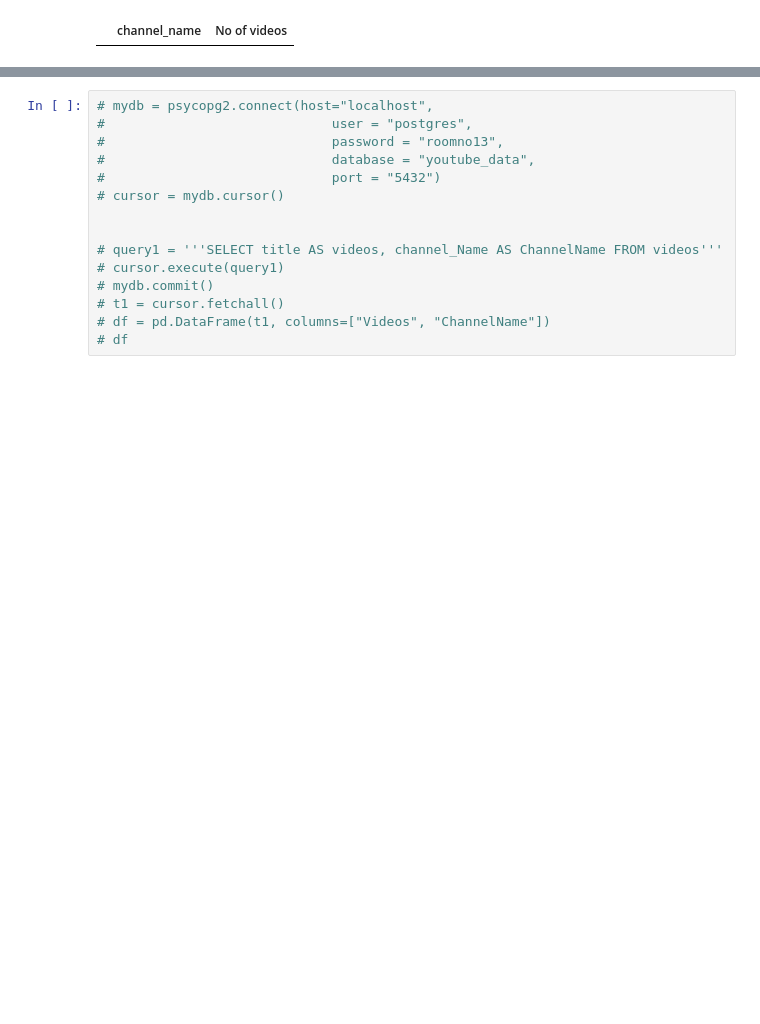
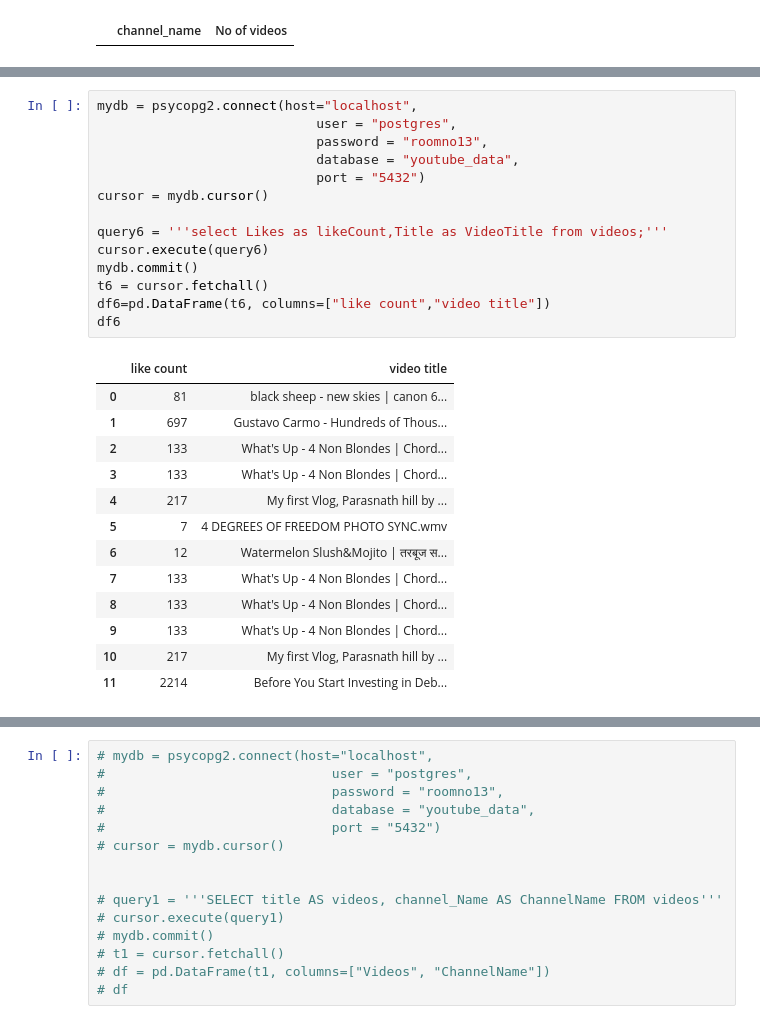
Before and after one commit to virenemmanuel/youtube_data_harvesting-and-warehousing, a Jupyter notebook: youtubeproject/youtubetest.ipynb, the cells around one changed output, grey strips where cells are left out. Drawn from its saved outputs; the diff is of its cells as text; blank space fills up the shorter version.

```diff
--- a/youtubeproject/youtubetest.ipynb
+++ b/youtubeproject/youtubetest.ipynb
@@ -833,0 +914,28 @@ df2
+# %%
+mydb = psycopg2.connect(host="localhost",
+                            user = "postgres",
+                            password = "roomno13",
+                            database = "youtube_data",
+                            port = "5432")
+cursor = mydb.cursor()
+
+query6 = '''select Likes as likeCount,Title as VideoTitle from videos;'''
+cursor.execute(query6)
+mydb.commit()
+t6 = cursor.fetchall()
+df6=pd.DataFrame(t6, columns=["like count","video title"])
+df6
+# %% [output]
+|  | like count | video title |
+| 0 | 81 | black sheep - new skies | canon 6... |
+| 1 | 697 | Gustavo Carmo - Hundreds of Thous... |
+| 2 | 133 | What's Up - 4 Non Blondes | Chord... |
+| 3 | 133 | What's Up - 4 Non Blondes | Chord... |
+| 4 | 217 | My first Vlog, Parasnath hill by ... |
+| 5 | 7 | 4 DEGREES OF FREEDOM PHOTO SYNC.wmv |
+| 6 | 12 | Watermelon Slush&Mojito | तरबूज स... |
+| 7 | 133 | What's Up - 4 Non Blondes | Chord... |
+| 8 | 133 | What's Up - 4 Non Blondes | Chord... |
+| 9 | 133 | What's Up - 4 Non Blondes | Chord... |
+| 10 | 217 | My first Vlog, Parasnath hill by ... |
+| 11 | 2214 | Before You Start Investing in Deb... |
```
Also changed, not shown: parts of 14 cells of this notebook, 1 other file.
